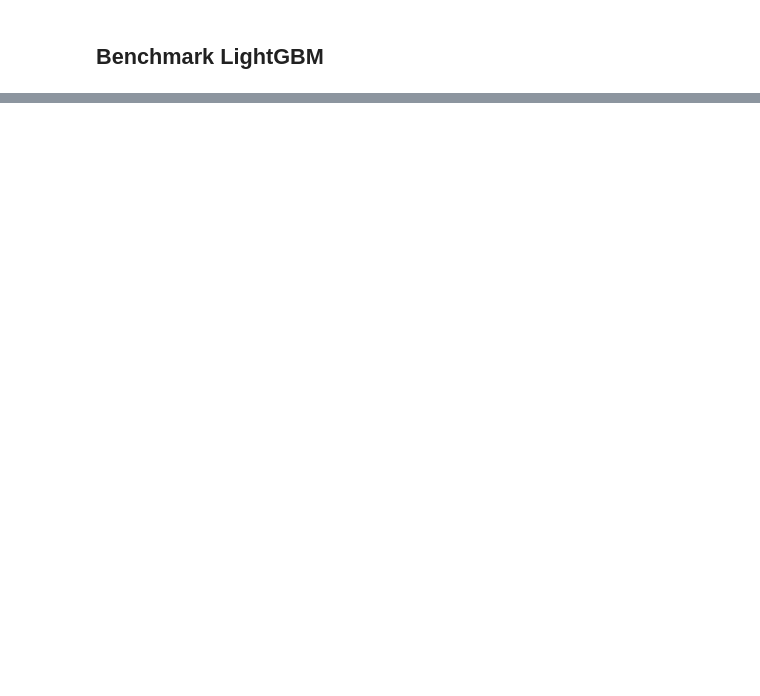
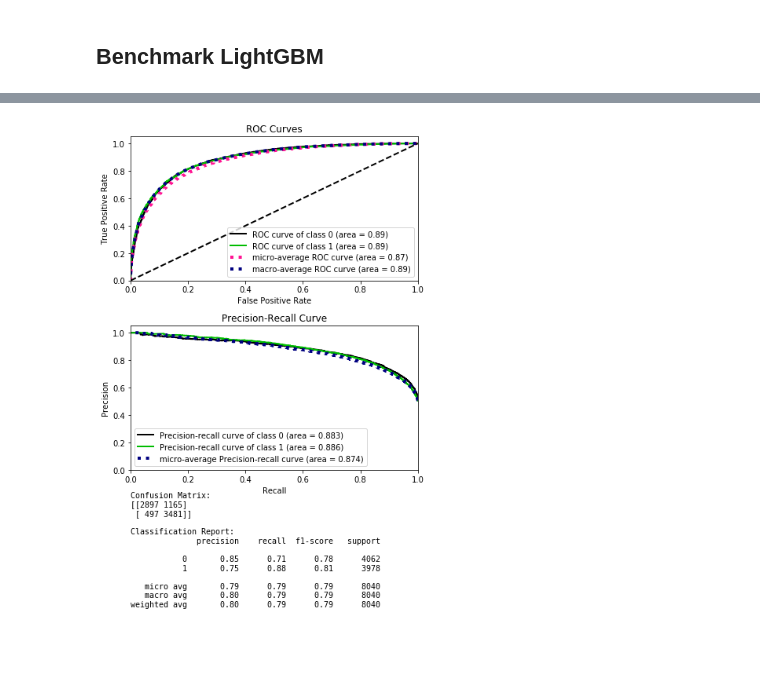
Before and after one commit to adkulas/ECE657A-Data-Modelling, a Jupyter notebook: project/code/preliminary_performance.ipynb, the cells around one changed output, grey strips where cells are left out. Saved outputs shown, nothing was run; the diff lists cells and outputs as text; code cells hidden in the pictures; blank space fills up the shorter version.

```diff
--- a/project/code/preliminary_performance.ipynb
+++ b/project/code/preliminary_performance.ipynb
@@ -277,7 +267,7 @@ Best params: {'colsample_bylevel': 0.18273244758535206, 'colsample_bytree': 0.75
 # %%
 import lightgbm as lgb
 
-clf = estimator = lgb.LGBMRegressor(
+clf = lgb.LGBMRegressor(
         objective='binary',
         metric='auc',
         tree_method='approx',
@@ -334,0 +361,34 @@ stats_fig.show()
+# %%
+params = {'colsample_bylevel': 0.09312368407993966,
+ 'colsample_bytree': 0.10810984657070448,
+ 'gamma': 0.01,
+ 'max_bin': 810,
+ 'max_delta_step': 10,
+ 'max_depth': 15,
+ 'min_child_samples': 42,
+ 'min_child_weight': 20,
+ 'reg_alpha': 1.0,
+ 'reg_lambda': 0.0058576643876571315,
+ 'scale_pos_weight': 15.668900072795738,
+ 'subsample': 1.0,
+ 'subsample_for_bin': 358216,
+ 'subsample_freq': 2}
+
+clf2 = lgb.LGBMClassifier(
+        objective='binary',
+        metric='auc',
+        tree_method='approx',
+        learning_rate = 0.1,
+        silent=1,
+        n_estimators= 7000,
+        verbose=0,
+        **params,
+    )
+
+model2 = clf2.fit(X_train, y_train)
+# %%
+stats_fig, report = benchmark_model_performance(model2, X_test, y_test)
+stats_fig.savefig(os.path.join('preliminary-lightGBM-downsampled.png'), dpi=300, format='png')
+stats_fig.show()
+# %% [output]
+[figure, added]
```
Also changed, not shown: parts of 3 cells of this notebook.
